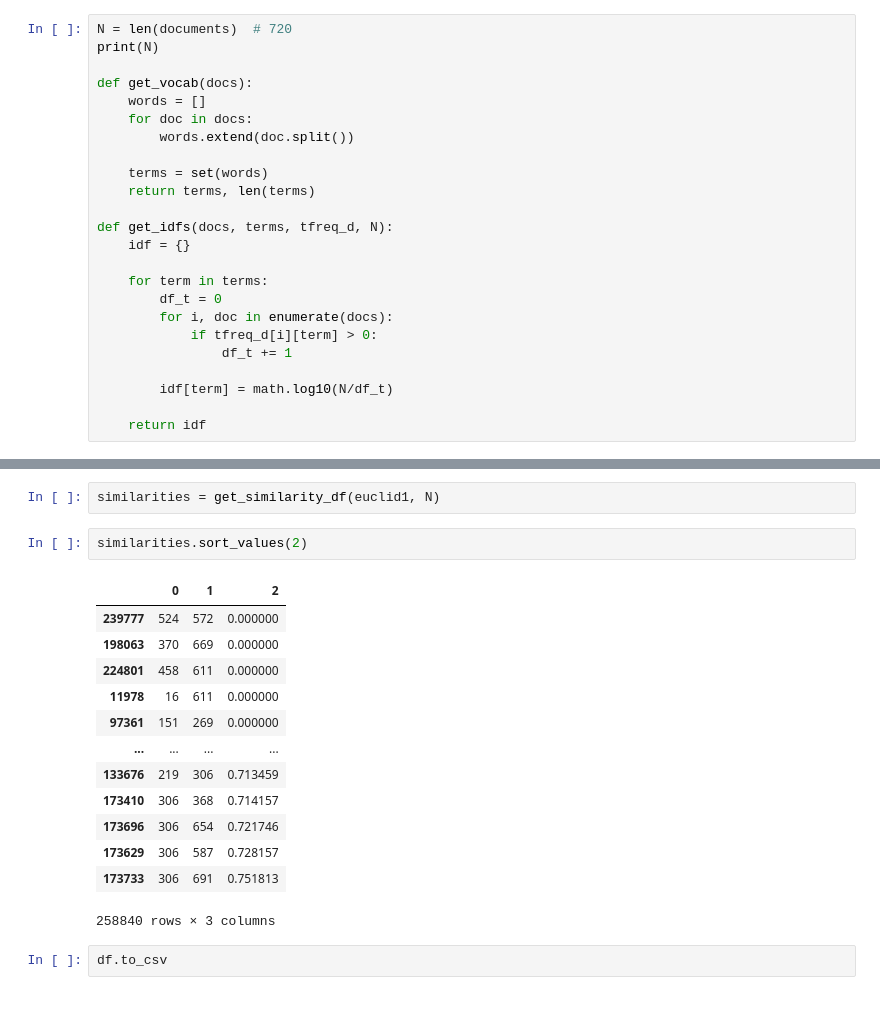
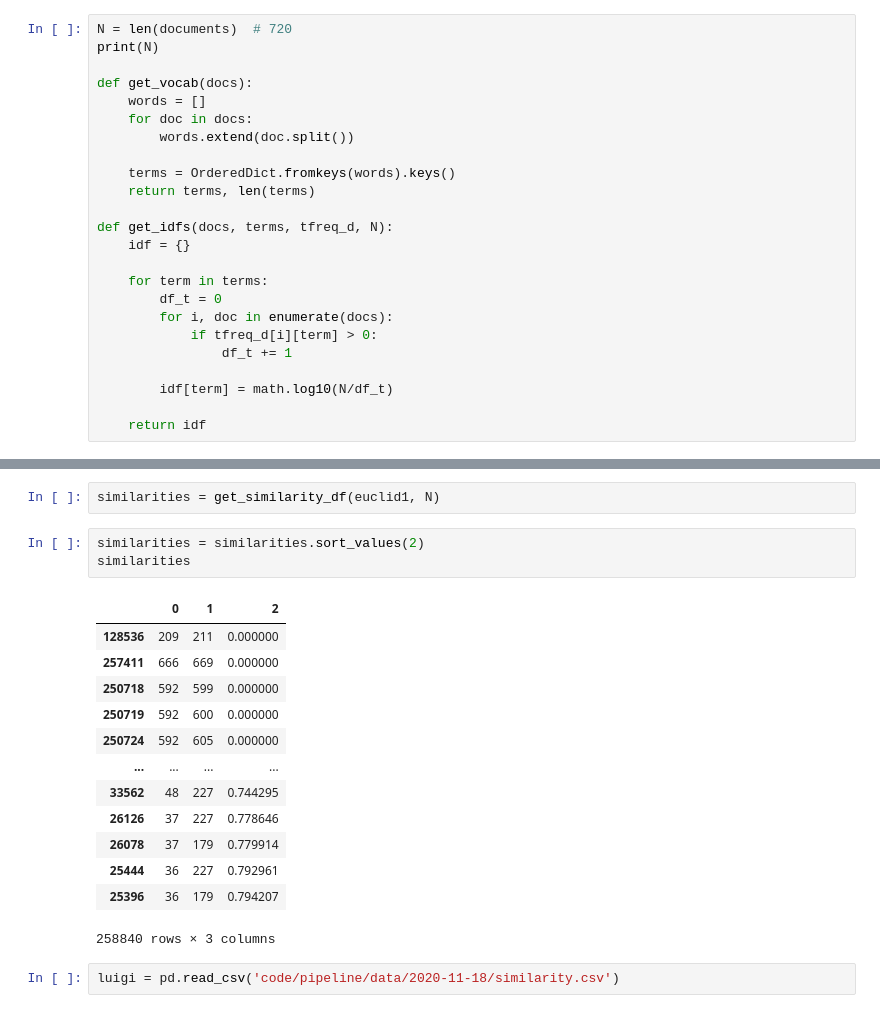
Before and after one commit to mrafayaleem/tf-idf-luigi-pipeline, a Jupyter notebook: tf-idf.ipynb, the cells around one changed output, grey strips where cells are left out. Cells and saved outputs as stored; diff of their text form.

Commit message:
Fix nasty bug on term sorting

```diff
--- a/tf-idf.ipynb
+++ b/tf-idf.ipynb
@@ -82,7 +83,7 @@ def get_vocab(docs):
     for doc in docs:
         words.extend(doc.split())
 
-    terms = set(words)
+    terms = OrderedDict.fromkeys(words).keys()
     return terms, len(terms)
 
 def get_idfs(docs, terms, tfreq_d, N):
@@ -178,20 +179,21 @@ def get_similarity_df(euclid_df, N):
 # %%
 similarities = get_similarity_df(euclid1, N)
 # %%
-similarities.sort_values(2)
+similarities = similarities.sort_values(2)
+similarities
 # %% [output]
 |  | 0 | 1 | 2 |
-| 239777 | 524 | 572 | 0.000000 |
-| 198063 | 370 | 669 | 0.000000 |
-| 224801 | 458 | 611 | 0.000000 |
-| 11978 | 16 | 611 | 0.000000 |
-| 97361 | 151 | 269 | 0.000000 |
+| 128536 | 209 | 211 | 0.000000 |
+| 257411 | 666 | 669 | 0.000000 |
+| 250718 | 592 | 599 | 0.000000 |
+| 250719 | 592 | 600 | 0.000000 |
+| 250724 | 592 | 605 | 0.000000 |
 | ... | ... | ... | ... |
-| 133676 | 219 | 306 | 0.713459 |
-| 173410 | 306 | 368 | 0.714157 |
-| 173696 | 306 | 654 | 0.721746 |
-| 173629 | 306 | 587 | 0.728157 |
-| 173733 | 306 | 691 | 0.751813 |
+| 33562 | 48 | 227 | 0.744295 |
+| 26126 | 37 | 227 | 0.778646 |
+| 26078 | 37 | 179 | 0.779914 |
+| 25444 | 36 | 227 | 0.792961 |
+| 25396 | 36 | 179 | 0.794207 |
 258840 rows × 3 columns
-# %%
-df.to_csv
+# %%
+luigi = pd.read_csv('code/pipeline/data/2020-11-18/similarity.csv')
```
Also changed, not shown: parts of 5 cells of this notebook, 9 other files.
